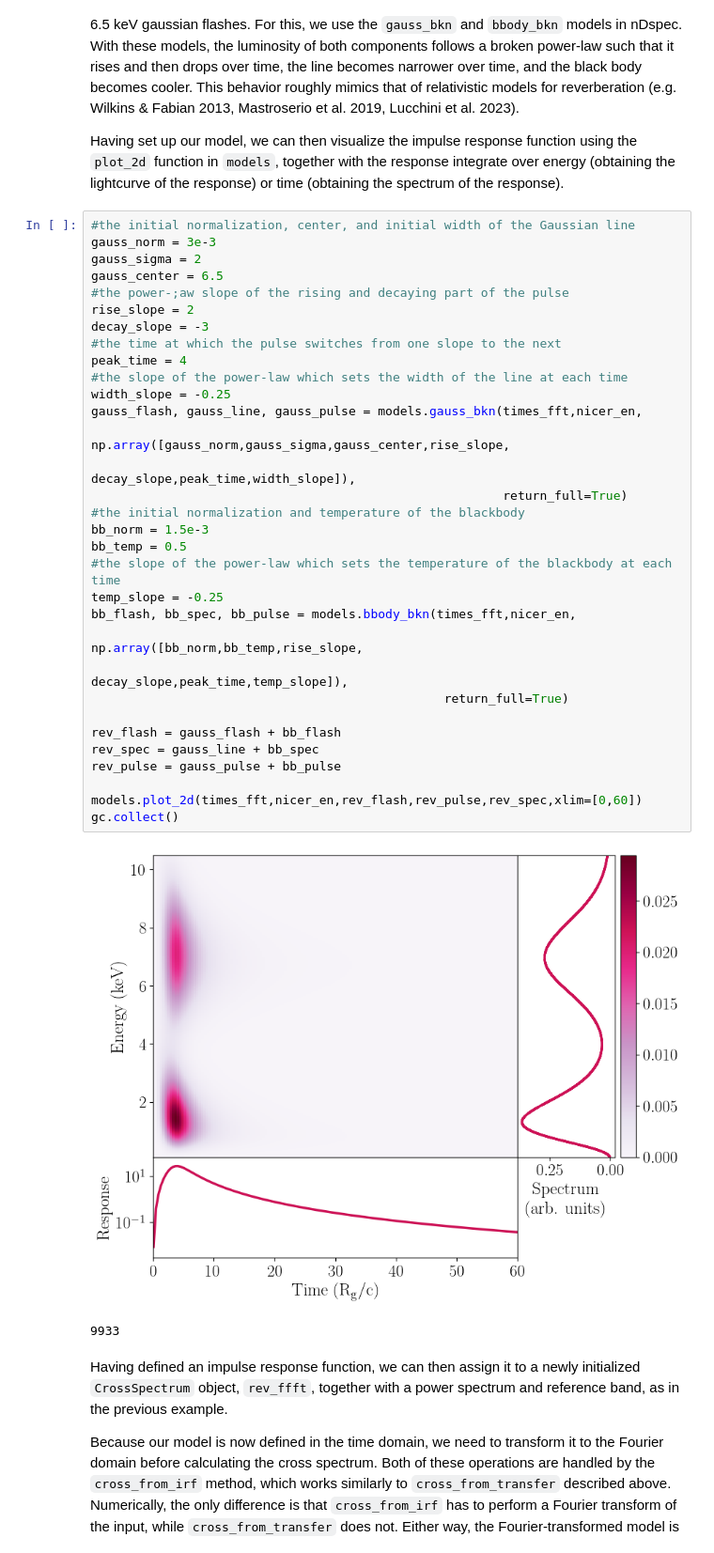
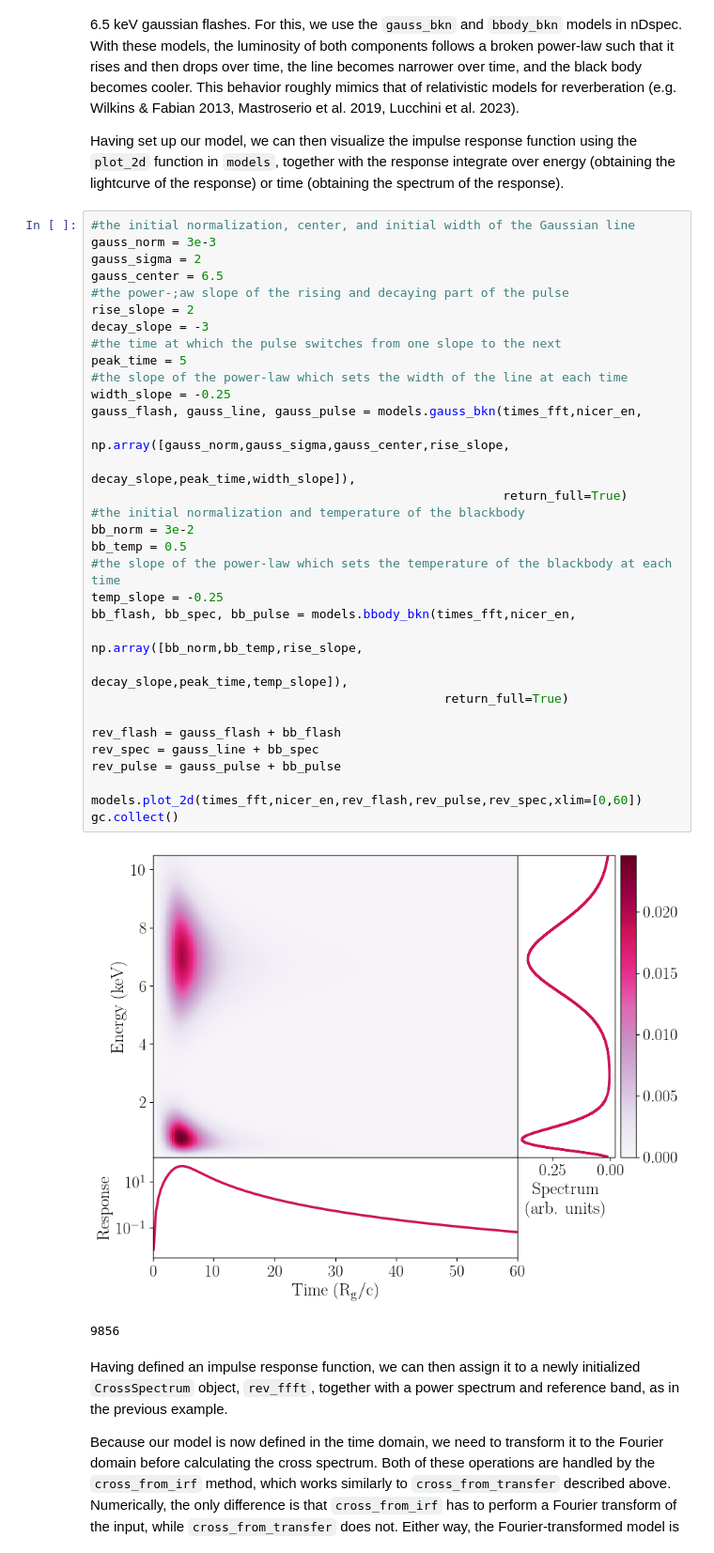
Before and after one commit to matteolucchini1/nDspec, a Jupyter notebook: docs/timing.ipynb, the cells around one changed output. Shown at 94% size. Drawn from its saved outputs; the diff is of its cells as text.

`````diff
--- a/docs/timing.ipynb
+++ b/docs/timing.ipynb
@@ -208,37 +209,37 @@ Having set up our model, we can then visualize the impulse response function usi
 #the initial normalization, center, and initial width of the Gaussian line
 gauss_norm = 3e-3
 gauss_sigma = 2
 gauss_center = 6.5
 #the power-;aw slope of the rising and decaying part of the pulse
 rise_slope = 2
 decay_slope = -3
 #the time at which the pulse switches from one slope to the next
-peak_time = 4
+peak_time = 5
 #the slope of the power-law which sets the width of the line at each time
 width_slope = -0.25
 gauss_flash, gauss_line, gauss_pulse = models.gauss_bkn(times_fft,nicer_en,
                                                         np.array([gauss_norm,gauss_sigma,gauss_center,rise_slope,
                                                                   decay_slope,peak_time,width_slope]),
                                                         return_full=True)
 #the initial normalization and temperature of the blackbody
-bb_norm = 1.5e-3
+bb_norm = 3e-2
 bb_temp = 0.5
 #the slope of the power-law which sets the temperature of the blackbody at each time
 temp_slope = -0.25
 bb_flash, bb_spec, bb_pulse = models.bbody_bkn(times_fft,nicer_en,
                                                np.array([bb_norm,bb_temp,rise_slope,
                                                          decay_slope,peak_time,temp_slope]),
                                                 return_full=True)
 
 rev_flash = gauss_flash + bb_flash
 rev_spec = gauss_line + bb_spec
 rev_pulse = gauss_pulse + bb_pulse
 
 models.plot_2d(times_fft,nicer_en,rev_flash,rev_pulse,rev_spec,xlim=[0,60])
 gc.collect()
 # %% [output]
-[figure, old version]
+[figure, new version]
-9933
+9856
 # %% [markdown]
 Having defined an impulse response function, we can then assign it to a newly initialized ````CrossSpectrum```` object, ````rev_ffft````, together with a power spectrum and reference band, as in the previous example.
 
`````
Also changed, not shown: parts of 8 cells of this notebook, 9 other files.
